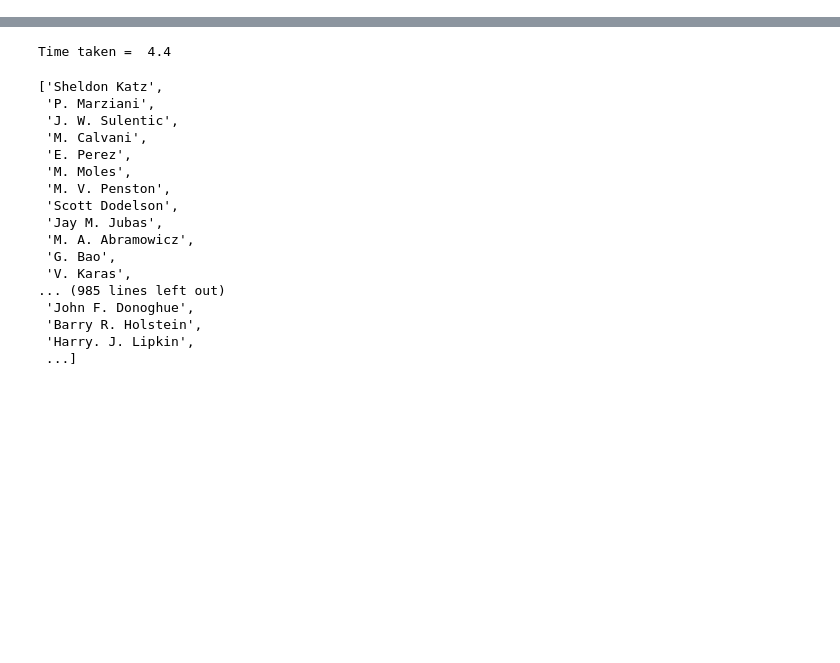
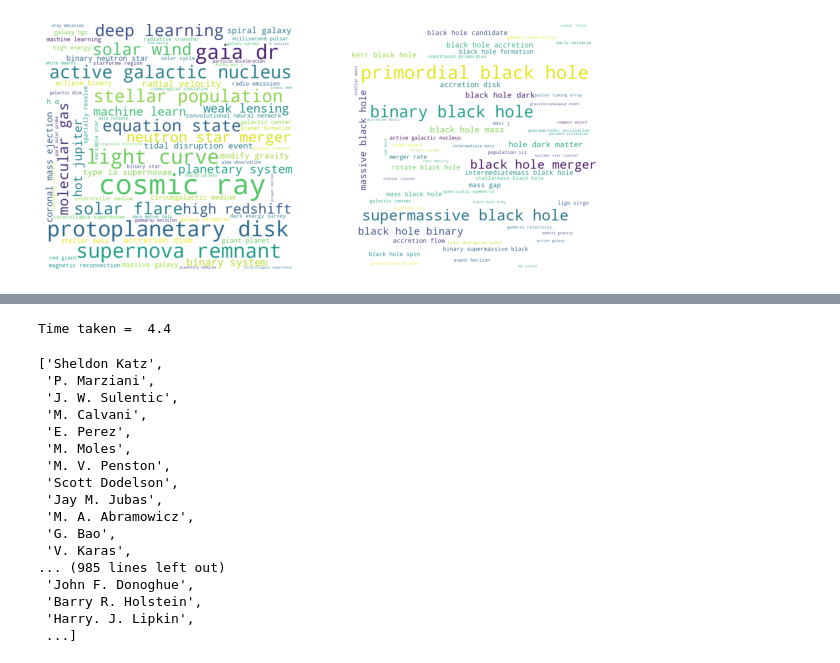
Before and after one commit to burning-river/arxiv_topic_modeling, a Jupyter notebook: astro-ph.ipynb, the cells around one changed output, grey strips where cells are left out. Saved outputs shown, nothing was run; the diff lists cells and outputs as text; code cells hidden in the pictures; blank space fills up the shorter version.

```diff
--- a/astro-ph.ipynb
+++ b/astro-ph.ipynb
@@ -31,0 +292,27 @@ from hlda.sampler import HierarchicalLDA
+# %%
+terms_clean = vocab_bi_tri(terms)[0]
+# %%
+words_df = pd.DataFrame(counts.toarray(), columns=terms)[terms_clean]
+words_df['Cluster'] = kmc.labels_.tolist()
+# %%
+word_sum = words_df.groupby('Cluster').sum()
+# %%
+def plot_wordcloud(frequencies,ax):
+    wordcloud = WordCloud(width = 800, height = 800,
+                background_color ='white',
+                stopwords = stopwords,
+                min_font_size = 10).generate_from_frequencies(frequencies)
+
+    ax.imshow(wordcloud)
+    ax.axis("off")
+# %%
+fig = plt.figure(figsize=(10,10))
+ax = fig.add_subplot(221)
+frequencies = {col:word_sum.loc[2,col] for col in word_sum.columns}
+plot_wordcloud(frequencies,ax)
+
+ax = fig.add_subplot(222)
+frequencies = {col:word_sum.loc[3,col] for col in word_sum.columns}
+plot_wordcloud(frequencies,ax)
+# %% [output]
+[figure, added]
```
Also changed, not shown: parts of 84 cells of this notebook.
